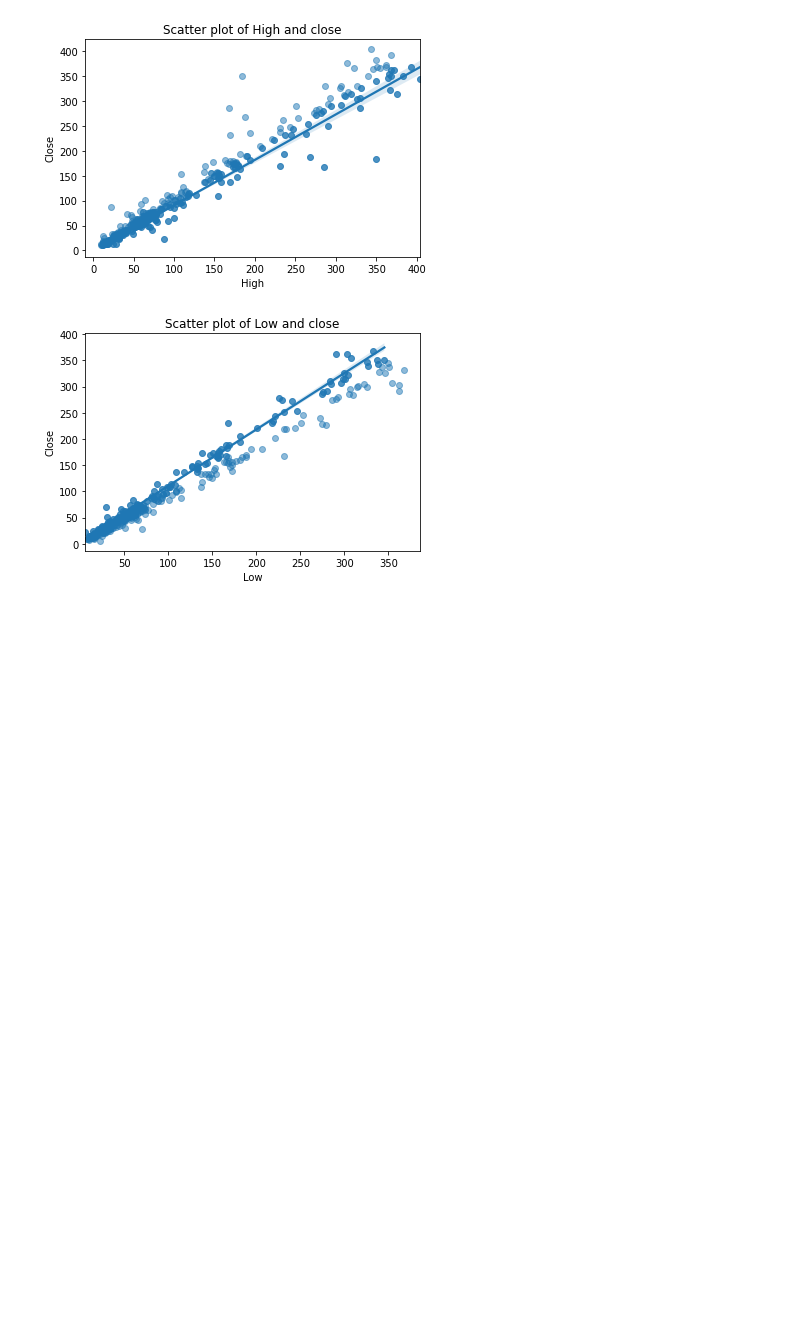
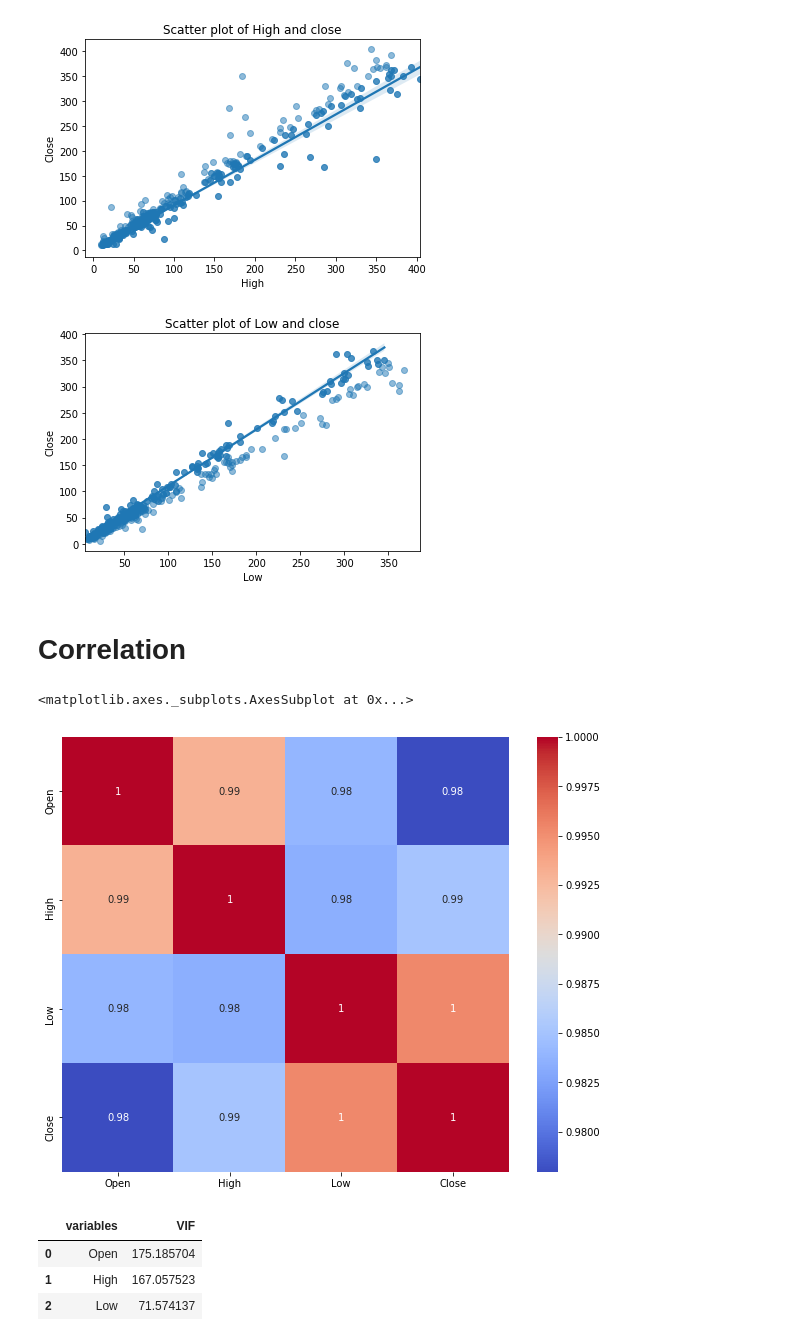
Before and after one commit to Shubhangidharmik/Yes-Bank-Stock-Closing-Prices, a Jupyter notebook: yes_bank_stock_closing_prices_prediction.ipynb, the cells around one changed output. Saved outputs shown, nothing was run; the diff lists cells and outputs as text; code cells hidden in the pictures; blank space fills up the shorter version.

```diff
--- a/yes_bank_stock_closing_prices_prediction.ipynb
+++ b/yes_bank_stock_closing_prices_prediction.ipynb
@@ -182,3 +182,13 @@ plt.show()
 [figure]
 [figure]
 [figure]
+# %% [markdown]
+# **Correlation**
+# %%
+## Correlation
+plt.figure(figsize=(10,8))
+correlation = df.corr()
+sns.heatmap(abs(correlation), annot=True, cmap='coolwarm')
+# %% [output]
+<matplotlib.axes._subplots.AxesSubplot at 0x...>
+[figure, added]
@@ -184,0 +206,7 @@ plt.show()
+# %%
+calc_vif(df[[i for i in df.describe().columns if i not in ['Date','Close']]])
+# %% [output]
+|  | variables | VIF |
+| 0 | Open | 175.185704 |
+| 1 | High | 167.057523 |
+| 2 | Low | 71.574137 |
```
Also changed, not shown: parts of 1 cell of this notebook.
